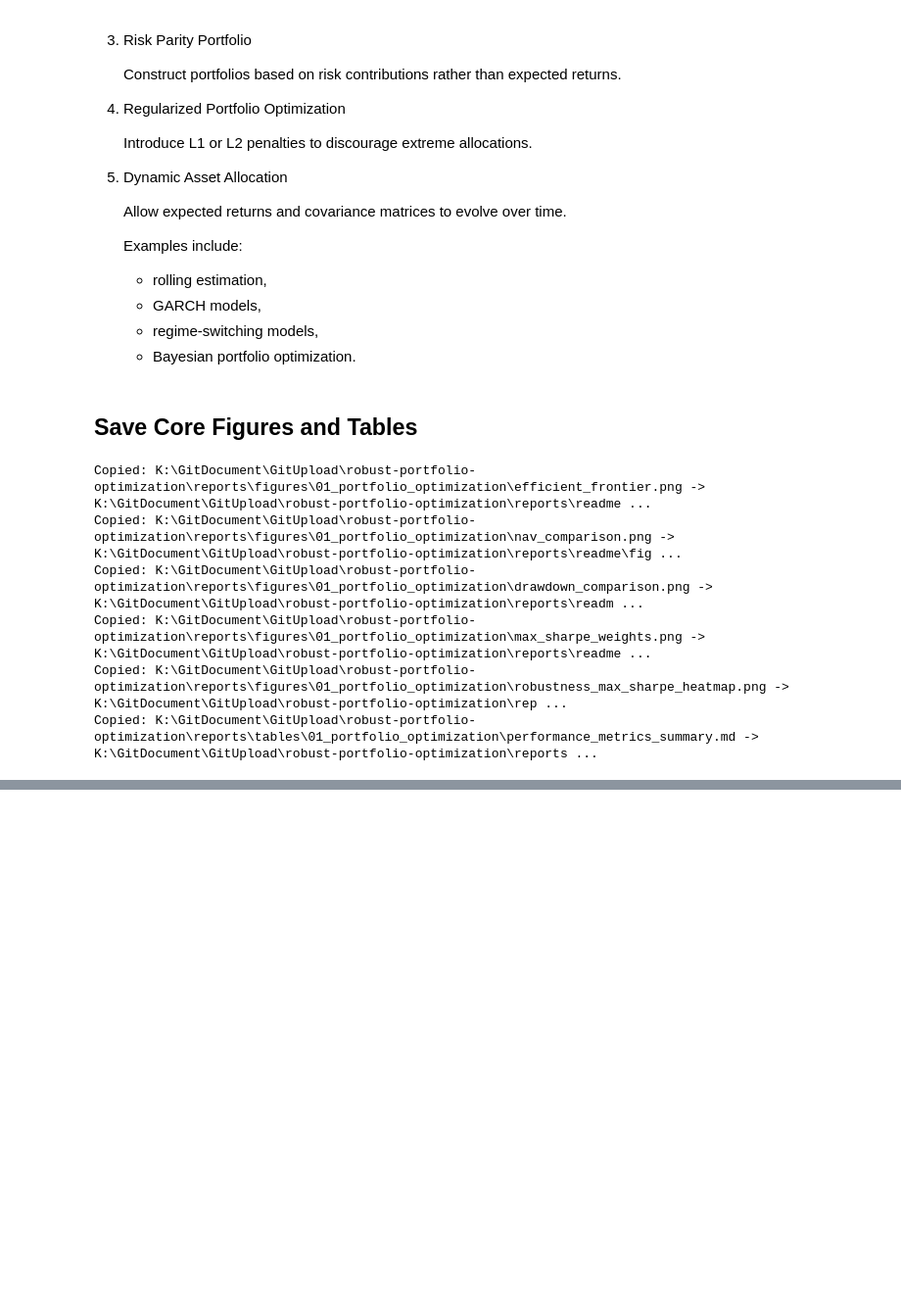
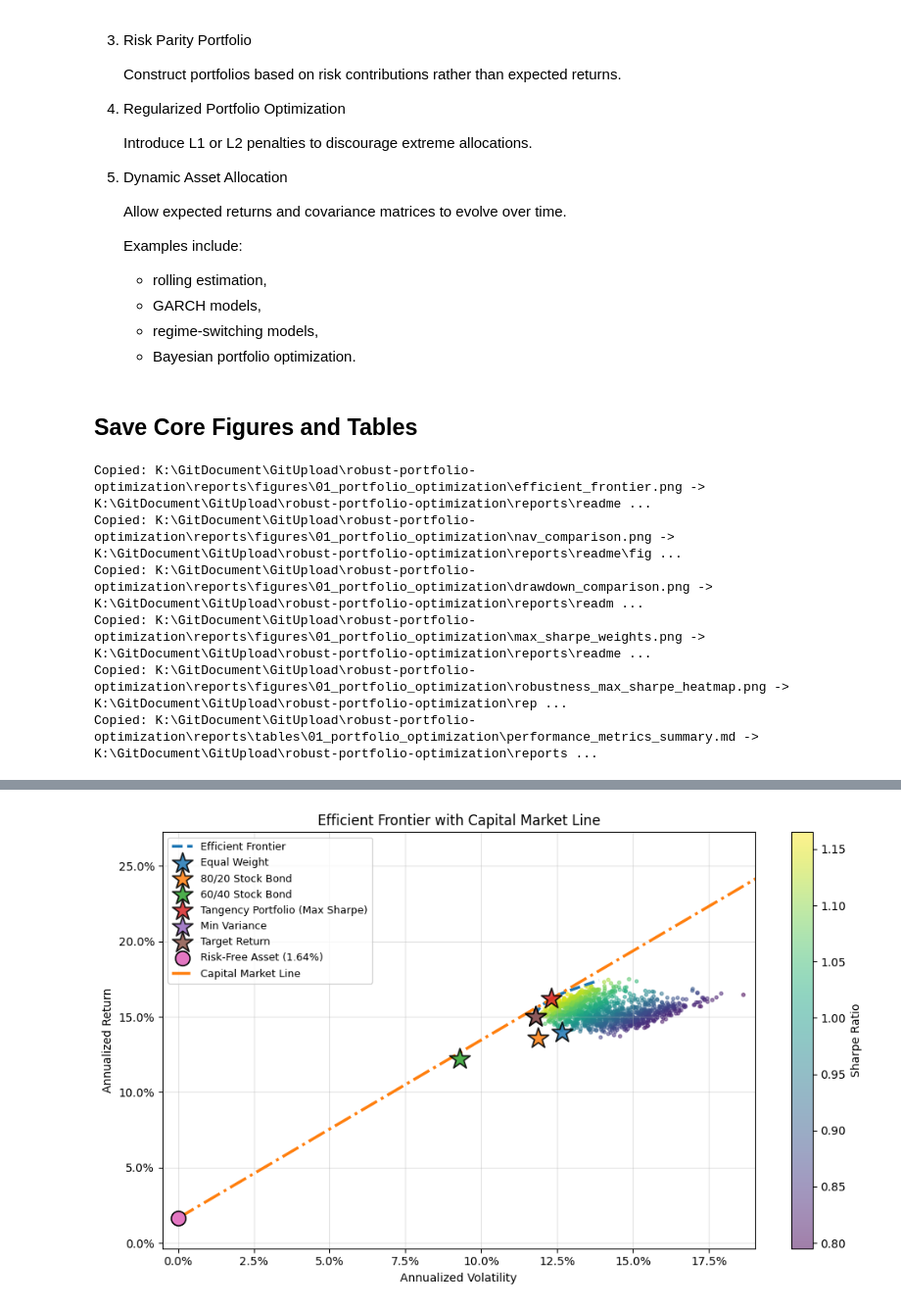
Before and after one commit to KevinMeteor/robust-portfolio-optimization, a Jupyter notebook: notebooks/01_portfolio_optimization.ipynb, the cells around one changed output, grey strips where cells are left out. Shown at 98% size. Cells and saved outputs as stored; diff of their text form; code cells hidden in the pictures; blank space fills up the shorter version.

```diff
--- a/notebooks/01_portfolio_optimization.ipynb
+++ b/notebooks/01_portfolio_optimization.ipynb
@@ -1091,0 +1208,88 @@ Copied: K:\GitDocument\GitUpload\robust-portfolio-optimization\reports\tables\01
+# %%
+fig, ax = plt.subplots(figsize=(10, 6))
+
+# Candidate portfolios
+sc = ax.scatter(
+    candidate_metrics["volatility"],
+    candidate_metrics["return"],
+    c=candidate_metrics["sharpe"],
+    s=8,
+    alpha=0.5,
+)
+
+cbar = plt.colorbar(sc, ax=ax)
+cbar.set_label("Sharpe Ratio")
+
+# Efficient frontier
+if frontier is not None and not frontier.empty:
+    ax.plot(
+        frontier["volatility"],
+        frontier["return"],
+        linestyle="--",
+        linewidth=2.5,
+        label="Efficient Frontier",
+    )
+
+# Highlighted portfolios
+highlighted = results["highlighted"]
+
+for name, (vol, ret) in highlighted.items():
+    label = "Tangency Portfolio (Max Sharpe)" if name == "Max Sharpe" else name
+
+    ax.scatter(
+        vol,
+        ret,
+        marker="*",
+        s=350,
+        edgecolors="black",
+        linewidths=1.3,
+        label=label,
+        zorder=10,
+        alpha=0.85,
+    )
+
+# Risk-free asset
+ax.scatter(
+    0,
+    rf,
+    marker="o",
+    s=160,
+    edgecolors="black",
+    linewidths=1.2,
+    label=f"Risk-Free Asset ({rf:.2%})",
+    zorder=12,
+)
+
+# Capital Market Line
+ax.plot(
+    cml_x,
+    cml_y,
+    linestyle="-.",
+    linewidth=2.5,
+    label="Capital Market Line",
+    zorder=9,
+)
+
+ax.set_title("Efficient Frontier with Capital Market Line")
+ax.set_xlabel("Annualized Volatility")
+ax.set_ylabel("Annualized Return")
+
+ax.xaxis.set_major_formatter(mtick.PercentFormatter(1.0))
+ax.yaxis.set_major_formatter(mtick.PercentFormatter(1.0))
+
+ax.grid(True, alpha=0.35)
+ax.legend(loc="upper left", fontsize=9)
+
+ax.set_xlim(-0.005, candidate_metrics["volatility"].max() * 1.02)
+ax.set_ylim(
+    min(rf - 0.02, candidate_metrics["return"].min() - 0.02),
+    max(candidate_metrics["return"].max(), cml_y.max()) * 1.01,
+)
+
+plt.tight_layout()
+
+save_or_show(
+    None if FIG_DIR is None else FIG_DIR / "efficient_frontier_with_cml.png"
+)
+# %% [output]
+[figure, added]
```
Also changed, not shown: parts of 6 cells of this notebook, 1 other file.
